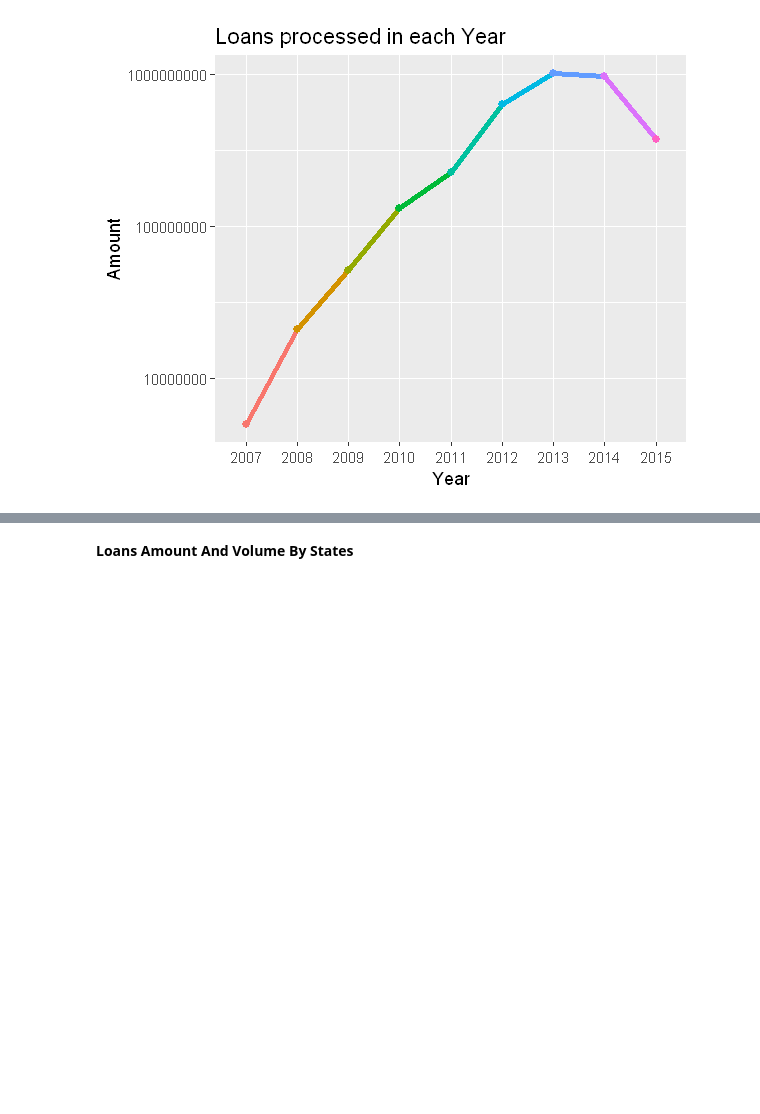
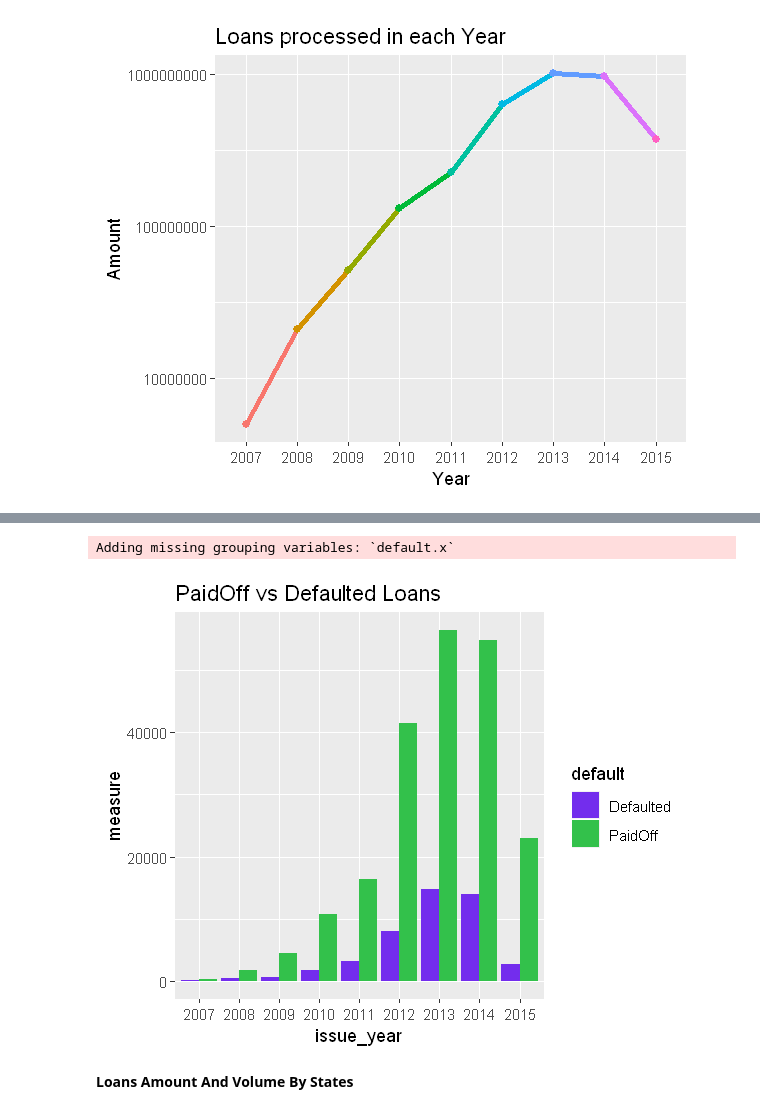
Before and after one commit to kobiburkis/LendingClubAnalysis, a Jupyter notebook: notebooks/4-Data-Visualizations.ipynb, the cells around one changed output, grey strips where cells are left out. Cells and saved outputs as stored; diff of their text form; code cells hidden in the pictures; blank space fills up the shorter version.

```diff
--- a/notebooks/4-Data-Visualizations.ipynb
+++ b/notebooks/4-Data-Visualizations.ipynb
@@ -160,3 +165,22 @@ labs(x="Year",y="Amount",title="Loans processed in each Year")
+# %%
+time_df3_0 <- time_df2 %>%select(default,issue_year,Count)%>%
+filter(default==0)%>%mutate(PaidOff = Count)
+time_df3_1 <- time_df2 %>%select(default,issue_year,Count)%>%
+filter(default==1)%>%mutate(Defaulted = Count)
+
+
+time_df3_sums <-inner_join(time_df3_0,time_df3_1,by ="issue_year" )%>%select(issue_year,PaidOff,Defaulted)
+
+
+time_df3_sums%>%
+gather(key=default,measure,PaidOff,Defaulted)%>%
+ggplot(aes(x=issue_year,y=measure,group=default,fill=default))+
+geom_bar(stat="identity",position="dodge")+
+scale_fill_manual(values=c("#732ded","#33c14b"))+
+labs(title="PaidOff vs Defaulted Loans")
+# %% [output]
+Adding missing grouping variables: `default.x`
+[figure, added]
 # %% [markdown]
 <b>Loans Amount And Volume By States
 # %%
```
Also changed, not shown: parts of 3 cells of this notebook, 1 other file.
